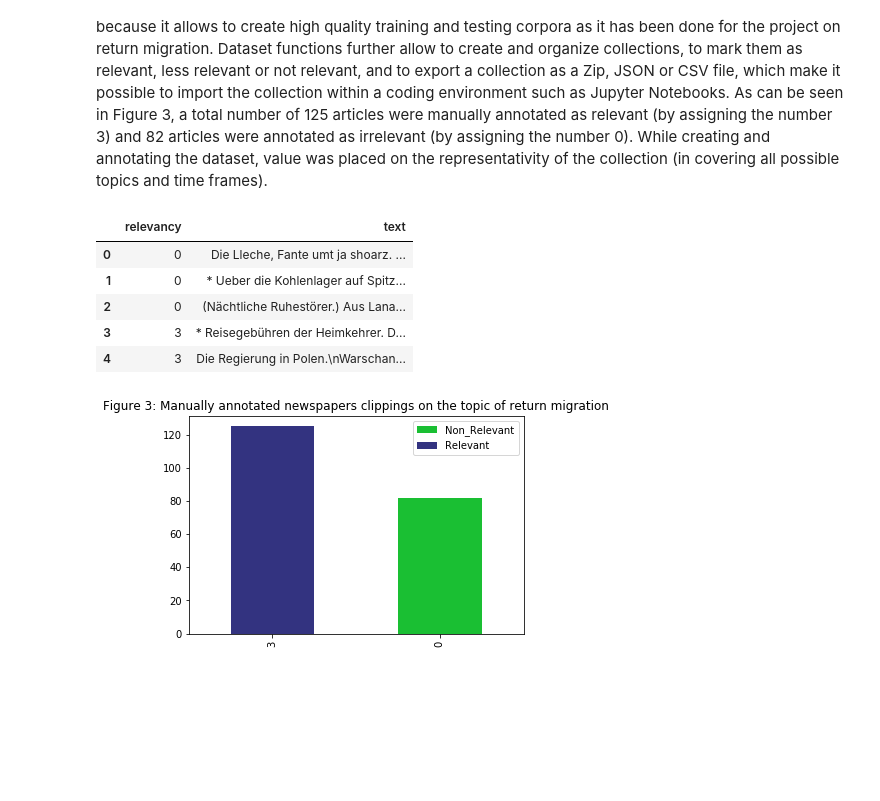
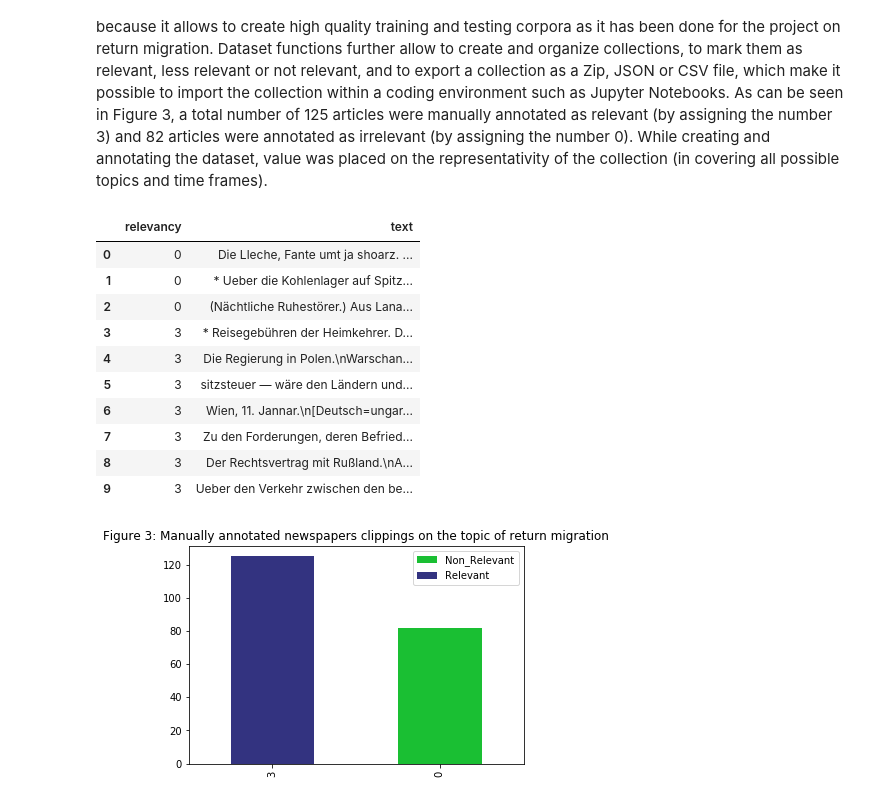
Before and after one commit to soberbichler/Topic-specific-corpus-building_OberbichlerPfanzelter, a Jupyter notebook: news_article_similarity_remigration_notebook.ipynb, the cells around one changed output. Drawn from its saved outputs; the diff is of its cells as text; code cells hidden in the pictures; blank space fills up the shorter version.

```diff
--- a/news_article_similarity_remigration_notebook.ipynb
+++ b/news_article_similarity_remigration_notebook.ipynb
@@ -103,12 +112,17 @@ Thanks to layout segmentation and article separation, which device OCRed (Optica
 # %%
-df.head(5)
+df.head(10)
 # %% [output]
 |  | relevancy | text |
 | 0 | 0 | Die Lleche, Fante umt ja shoarz. ... |
 | 1 | 0 | * Ueber die Kohlenlager auf Spitz... |
 | 2 | 0 | (Nächtliche Ruhestörer.) Aus Lana... |
 | 3 | 3 | * Reisegebühren der Heimkehrer. D... |
 | 4 | 3 | Die Regierung in Polen.\nWarschan... |
+| 5 | 3 | sitzsteuer — wäre den Ländern und... |
+| 6 | 3 | Wien, 11. Jannar.\n[Deutsch=ungar... |
+| 7 | 3 | Zu den Forderungen, deren Befried... |
+| 8 | 3 | Der Rechtsvertrag mit Rußland.\nA... |
+| 9 | 3 | Ueber den Verkehr zwischen den be... |
 # %%
 %matplotlib inline
 import matplotlib.pyplot as plt
```
Also changed, not shown: parts of 83 cells of this notebook.
